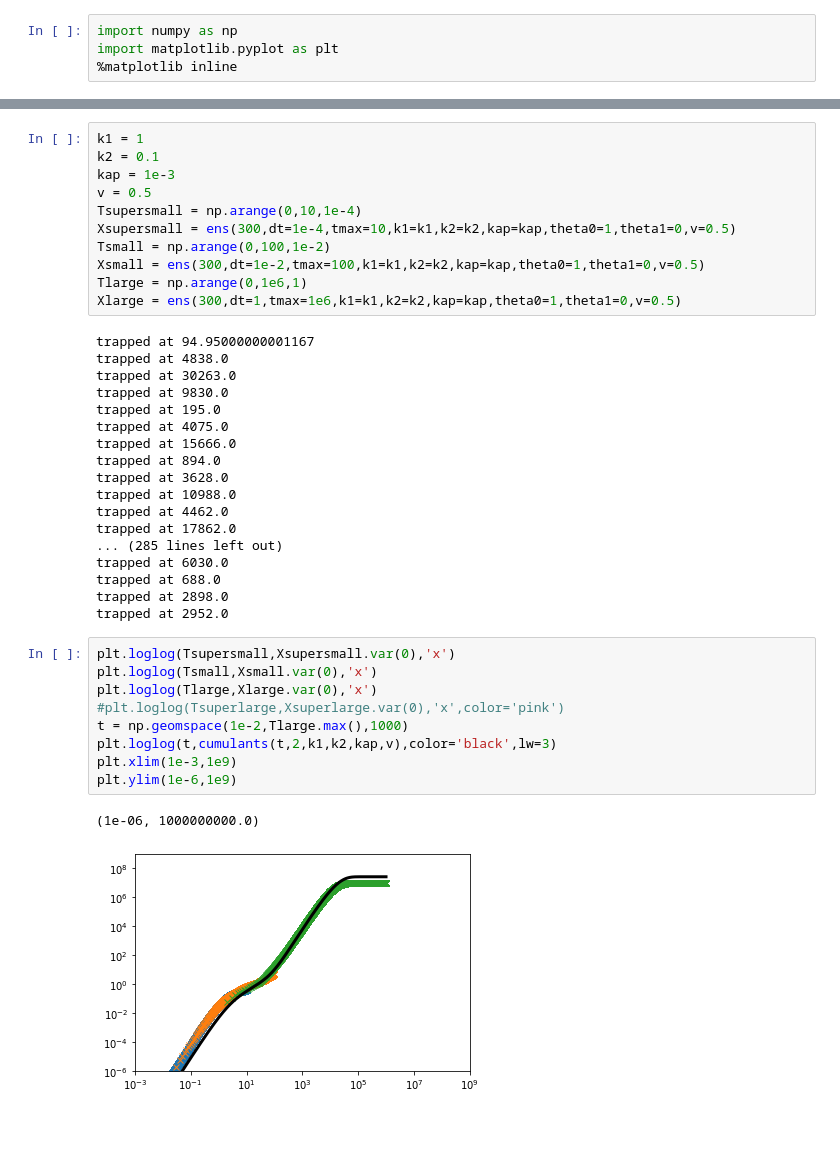
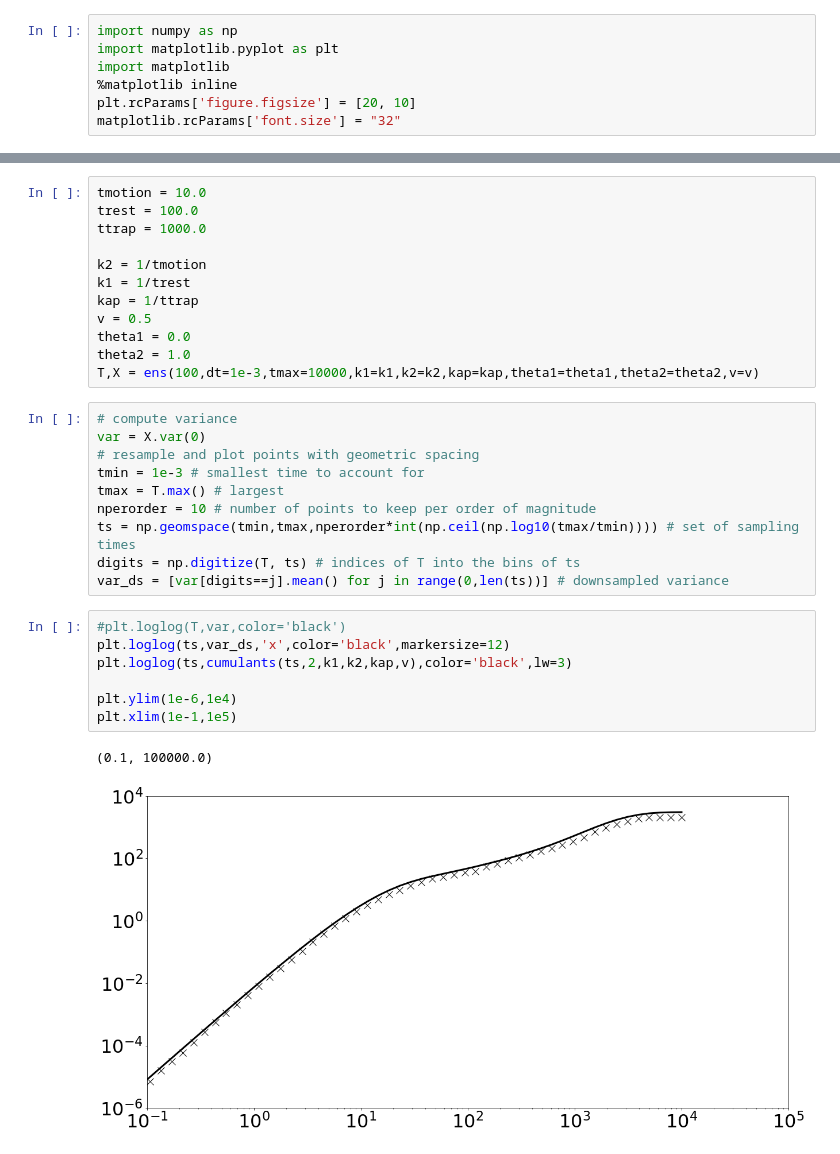
Before and after one commit to jkpierce/rw-diffu, a Jupyter notebook: code/trapping-model.ipynb, the cells around one changed output, grey strips where cells are left out. Saved outputs shown, nothing was run; the diff lists cells and outputs as text; blank space fills up the shorter version.

```diff
--- a/code/trapping-model.ipynb
+++ b/code/trapping-model.ipynb
@@ -1,4 +1,7 @@
 # %%
 import numpy as np
 import matplotlib.pyplot as plt
+import matplotlib
 %matplotlib inline
+plt.rcParams['figure.figsize'] = [20, 10]
+matplotlib.rcParams['font.size'] = "32"
@@ -105,44 +84,35 @@ def cumulants(t,flag,k1,k2,kap,v):
-# %%
-k1 = 1
-k2 = 0.1
-kap = 1e-3
-v = 0.5
-Tsupersmall = np.arange(0,10,1e-4)
-Xsupersmall = ens(300,dt=1e-4,tmax=10,k1=k1,k2=k2,kap=kap,theta0=1,theta1=0,v=0.5)
-Tsmall = np.arange(0,100,1e-2)
-Xsmall = ens(300,dt=1e-2,tmax=100,k1=k1,k2=k2,kap=kap,theta0=1,theta1=0,v=0.5)
-Tlarge = np.arange(0,1e6,1)
-Xlarge = ens(300,dt=1,tmax=1e6,k1=k1,k2=k2,kap=kap,theta0=1,theta1=0,v=0.5)
-# %% [output]
-trapped at 94.95000000001167
-trapped at 4838.0
-trapped at 30263.0
-trapped at 9830.0
-trapped at 195.0
-trapped at 4075.0
-trapped at 15666.0
-trapped at 894.0
-trapped at 3628.0
-trapped at 10988.0
-trapped at 4462.0
-trapped at 17862.0
-... (285 lines left out)
-trapped at 6030.0
-trapped at 688.0
-trapped at 2898.0
-trapped at 2952.0
-# %%
-plt.loglog(Tsupersmall,Xsupersmall.var(0),'x')
-plt.loglog(Tsmall,Xsmall.var(0),'x')
-plt.loglog(Tlarge,Xlarge.var(0),'x')
-#plt.loglog(Tsuperlarge,Xsuperlarge.var(0),'x',color='pink')
-t = np.geomspace(1e-2,Tlarge.max(),1000)
-plt.loglog(t,cumulants(t,2,k1,k2,kap,v),color='black',lw=3)
-plt.xlim(1e-3,1e9)
-plt.ylim(1e-6,1e9)
-# %% [output]
-(1e-06, 1000000000.0)
-[figure, removed]
+# %%
+tmotion = 10.0
+trest = 100.0
+ttrap = 1000.0
+
+k2 = 1/tmotion
+k1 = 1/trest
+kap = 1/ttrap
+v = 0.5
+theta1 = 0.0
+theta2 = 1.0
+T,X = ens(100,dt=1e-3,tmax=10000,k1=k1,k2=k2,kap=kap,theta1=theta1,theta2=theta2,v=v)
+# %%
+# compute variance
+var = X.var(0)
+# resample and plot points with geometric spacing
+tmin = 1e-3 # smallest time to account for
+tmax = T.max() # largest
+nperorder = 10 # number of points to keep per order of magnitude
+ts = np.geomspace(tmin,tmax,nperorder*int(np.ceil(np.log10(tmax/tmin)))) # set of sampling times
+digits = np.digitize(T, ts) # indices of T into the bins of ts
+var_ds = [var[digits==j].mean() for j in range(0,len(ts))] # downsampled variance
+# %%
+#plt.loglog(T,var,color='black')
+plt.loglog(ts,var_ds,'x',color='black',markersize=12)
+plt.loglog(ts,cumulants(ts,2,k1,k2,kap,v),color='black',lw=3)
+
+plt.ylim(1e-6,1e4)
+plt.xlim(1e-1,1e5)
+# %% [output]
+(0.1, 100000.0)
+[figure, added]
 # %%
 tm = 1
 tr = 10
```
Also changed, not shown: parts of 9 cells of this notebook, 5 other files.
